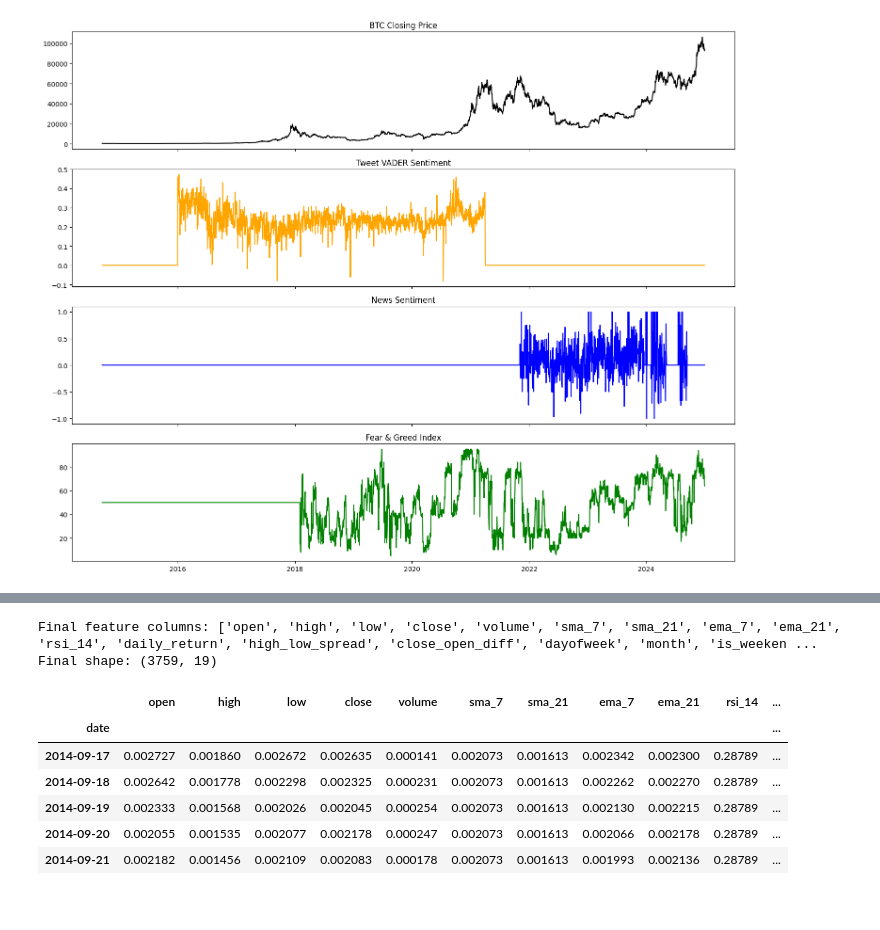
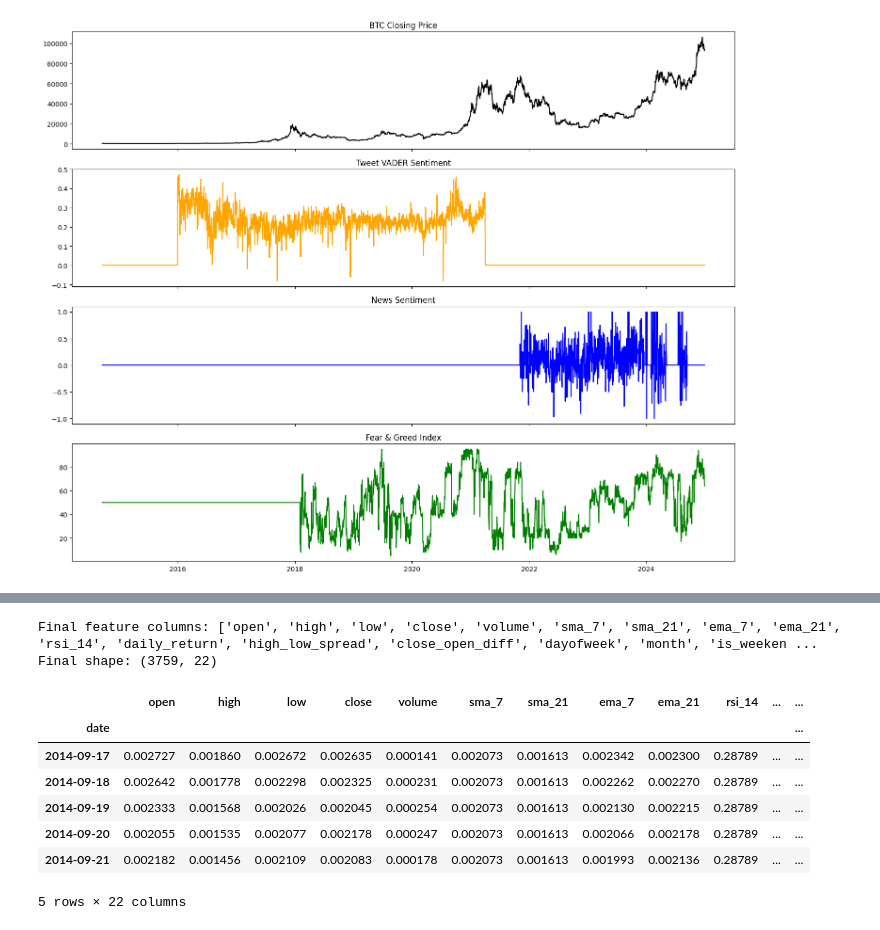
Before and after one commit to Shriniwas21/CryptoPricePrediction, a Jupyter notebook: notebooks/01_data_collection_and_eda.ipynb, the cells around one changed output, grey strips where cells are left out. Cells and saved outputs as stored; diff of their text form; code cells hidden in the pictures.

```diff
--- a/notebooks/01_data_collection_and_eda.ipynb
+++ b/notebooks/01_data_collection_and_eda.ipynb
@@ -235,6 +237,7 @@ btc_full.index = pd.to_datetime(btc_full.index).normalize()
 btc_full['date'] = btc_full.index
 
 btc_full = pd.merge(btc_full, vader_daily, on='date', how='left')
+btc_full['tweet_sentiment_available'] = btc_full['tweet_vader_sentiment'].notna().astype(int)
 btc_full['tweet_vader_sentiment'] = btc_full['tweet_vader_sentiment'].fillna(0)
 # %%
 news_df = pd.read_csv('/content/drive/MyDrive/CryptoPricePrediction/data/news_sentiment_transformer.csv')  # Update filename
@@ -242,6 +245,7 @@ news_df['date'] = pd.to_datetime(news_df['Date']).dt.normalize()
 news_daily = news_df.groupby('date')['Accurate Sentiments'].mean().reset_index()
 news_daily.columns = ['date', 'news_sentiment']
 btc_full = pd.merge(btc_full, news_daily, on='date', how='left')
+btc_full['news_sentiment_available'] = btc_full['news_sentiment'].notna().astype(int)
 btc_full['news_sentiment'] = btc_full['news_sentiment'].fillna(0)
 # %%
 import requests
@@ -260,6 +264,7 @@ fear_df = fear_df[['date', 'fear_greed_index']]
 fear_df['fear_greed_index'] = pd.to_numeric(fear_df['fear_greed_index'], errors='coerce')
 
 btc_full = pd.merge(btc_full, fear_df, on='date', how='left')
+btc_full['fear_greed_available'] = btc_full['fear_greed_index'].notna().astype(int)
 btc_full['fear_greed_index'] = btc_full['fear_greed_index'].fillna(50)
 # %%
 fear_df[['date', 'fear_greed_index']].to_csv('/content/drive/MyDrive/CryptoPricePrediction/data/fear_greed_index.csv', index=False)
@@ -302,32 +308,34 @@ Final shape: (3759, 19)
 # %%
 feature_cols = [
     'open', 'high', 'low', 'close', 'volume',
     'sma_7', 'sma_21', 'ema_7', 'ema_21',
     'rsi_14', 'daily_return', 'high_low_spread', 'close_open_diff',
     'dayofweek', 'month', 'is_weekend',
-    'tweet_vader_sentiment', 'news_sentiment', 'fear_greed_index'
+    'tweet_vader_sentiment', 'news_sentiment', 'fear_greed_index',
+    'tweet_sentiment_available', 'news_sentiment_available', 'fear_greed_available'
 ]
 
 btc_model = btc_full[feature_cols].copy()
 
 from sklearn.preprocessing import MinMaxScaler
 
 scaler = MinMaxScaler()
 btc_scaled = scaler.fit_transform(btc_model)
 
 btc_scaled = pd.DataFrame(btc_scaled, index=btc_model.index, columns=btc_model.columns)
 
 btc_scaled.to_csv('/content/drive/MyDrive/CryptoPricePrediction/data/btc_scaled_features.csv')
 print("Final feature columns:", btc_scaled.columns.tolist())
 print("Final shape:", btc_scaled.shape)
 btc_scaled.head()
 # %% [output]
 Final feature columns: ['open', 'high', 'low', 'close', 'volume', 'sma_7', 'sma_21', 'ema_7', 'ema_21', 'rsi_14', 'daily_return', 'high_low_spread', 'close_open_diff', 'dayofweek', 'month', 'is_weeken ...
-Final shape: (3759, 19)
+Final shape: (3759, 22)
-|  | open | high | low | close | volume | sma_7 | sma_21 | ema_7 | ema_21 | rsi_14 | ... |
-| date |  |  |  |  |  |  |  |  |  |  | ... |
-| 2014-09-17 | 0.002727 | 0.001860 | 0.002672 | 0.002635 | 0.000141 | 0.002073 | 0.001613 | 0.002342 | 0.002300 | 0.28789 | ... |
-| 2014-09-18 | 0.002642 | 0.001778 | 0.002298 | 0.002325 | 0.000231 | 0.002073 | 0.001613 | 0.002262 | 0.002270 | 0.28789 | ... |
-| 2014-09-19 | 0.002333 | 0.001568 | 0.002026 | 0.002045 | 0.000254 | 0.002073 | 0.001613 | 0.002130 | 0.002215 | 0.28789 | ... |
-| 2014-09-20 | 0.002055 | 0.001535 | 0.002077 | 0.002178 | 0.000247 | 0.002073 | 0.001613 | 0.002066 | 0.002178 | 0.28789 | ... |
-| 2014-09-21 | 0.002182 | 0.001456 | 0.002109 | 0.002083 | 0.000178 | 0.002073 | 0.001613 | 0.001993 | 0.002136 | 0.28789 | ... |
+|  | open | high | low | close | volume | sma_7 | sma_21 | ema_7 | ema_21 | rsi_14 | ... | ... |
+| date |  |  |  |  |  |  |  |  |  |  |  | ... |
+| 2014-09-17 | 0.002727 | 0.001860 | 0.002672 | 0.002635 | 0.000141 | 0.002073 | 0.001613 | 0.002342 | 0.002300 | 0.28789 | ... | ... |
+| 2014-09-18 | 0.002642 | 0.001778 | 0.002298 | 0.002325 | 0.000231 | 0.002073 | 0.001613 | 0.002262 | 0.002270 | 0.28789 | ... | ... |
+| 2014-09-19 | 0.002333 | 0.001568 | 0.002026 | 0.002045 | 0.000254 | 0.002073 | 0.001613 | 0.002130 | 0.002215 | 0.28789 | ... | ... |
+| 2014-09-20 | 0.002055 | 0.001535 | 0.002077 | 0.002178 | 0.000247 | 0.002073 | 0.001613 | 0.002066 | 0.002178 | 0.28789 | ... | ... |
+| 2014-09-21 | 0.002182 | 0.001456 | 0.002109 | 0.002083 | 0.000178 | 0.002073 | 0.001613 | 0.001993 | 0.002136 | 0.28789 | ... | ... |
+5 rows × 22 columns
```
Also changed, not shown: parts of 4 cells of this notebook, 4 other files.
